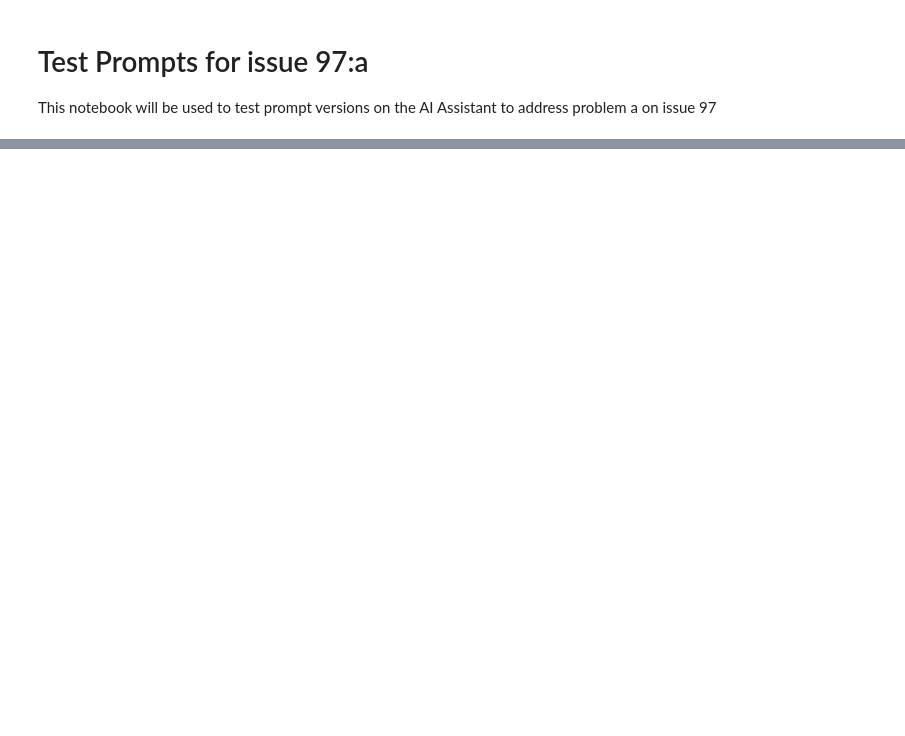
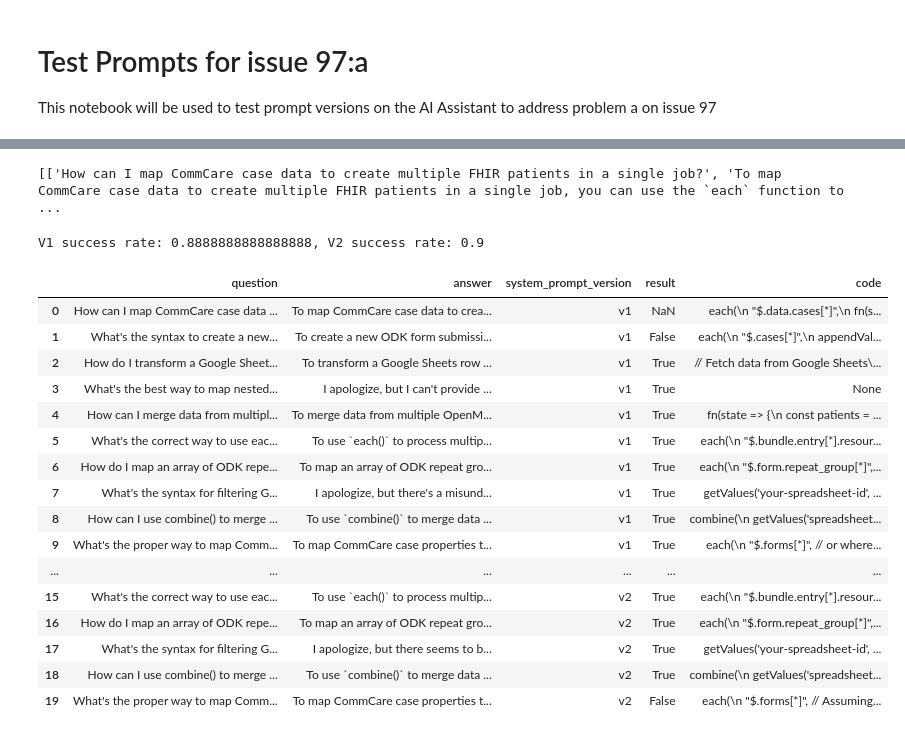
Before and after one commit to OpenFn/apollo, a Jupyter notebook: services/job_chat/evaluation/test_prompts_issue_97_a.ipynb, the cells around one changed output, grey strips where cells are left out. Saved outputs shown, nothing was run; the diff lists cells and outputs as text; code cells hidden in the pictures; blank space fills up the shorter version.

Commit message:
generate table with comparison
Signed-off-by: Hunter Achieng <achienghunter@gmail.com>

````diff
--- a/services/job_chat/evaluation/test_prompts_issue_97_a.ipynb
+++ b/services/job_chat/evaluation/test_prompts_issue_97_a.ipynb
@@ -175,0 +131,4 @@ system_prompt_v2 = [{'type': 'text', 'text': system_prompt_role_v2}, {'type': 't
+# %%
+# Create list from generated questions
+
+generated_questions = [q for q in message.content[0].text.split("\n") if q]
@@ -194,7 +199,3 @@ def generate_new_format(question, new_system_prompt, model="claude-3-5-sonnet-20
       max_tokens=1024, messages=prompt, model=model, system=new_system_prompt
   )
   return message.content[0].text
-# %%
-new_answer = generate_new_format(
-                                 'Using an array of people, map it to create a single sheet for each person', system_prompt_v2)
-print(new_answer)
@@ -218,0 +202,9 @@ Also, keep in mind that creating a new sheet for each person might not be the mo
+# %%
+# Get answers to generated questions
+qa_pairs = []
+for question in generated_questions[:30]:
+    answer = generate_apollo_format(question)
+    qa_pairs.append((question, answer, "v1"))
+for question in generated_questions[:30]: # two loops to make use of prompt caching
+    new_answer = generate_new_format(question, system_prompt_v2)
+    qa_pairs.append((question, new_answer, "v2"))
@@ -218,0 +298,51 @@ Also, keep in mind that creating a new sheet for each person might not be the mo
+# %%
+print(results)
+# %% [output]
+[['How can I map CommCare case data to create multiple FHIR patients in a single job?', 'To map CommCare case data to create multiple FHIR patients in a single job, you can use the `each` function to  ...
+# %%
+import pandas as pd
+import os
+import re
+
+def extract_success(result_text):
+    # Use regex to extract "Success: True" or "Success: False"
+    import re
+    match = re.search(r'Success:\s*(True|False)', result_text)
+    return match.group(1) if match else None
+
+def extract_code(answer_text):
+    # Regex to match code inside ```javascript ... ```
+    match = re.search(r"```javascript\s*([\s\S]*?)\s*```", answer_text)
+    return match.group(1).strip() if match else None
+
+
+results_df = pd.DataFrame(results, columns=["question", "answer", "system_prompt_version", "result"])
+results_df['code'] = results_df['answer'].apply(extract_code)
+results_df['result'] = results_df['result'].apply(extract_success).map({'True': True, 'False': False})
+v1_mean = results_df[results_df['system_prompt_version'] == 'v1']['result'].mean()
+v2_mean = results_df[results_df['system_prompt_version'] == 'v2']['result'].mean()
+
+print(f"V1 success rate: {v1_mean}, V2 success rate: {v2_mean}")
+downloads_path = os.path.join(os.path.expanduser("~"), "Downloads", "202411_claude_system_prompt_issue_97.csv")
+results_df.to_csv(downloads_path, index=False)
+
+results_df
+# %% [output]
+V1 success rate: 0.8888888888888888, V2 success rate: 0.9
+|  | question | answer | system_prompt_version | result | code |
+| 0 | How can I map CommCare case data ... | To map CommCare case data to crea... | v1 | NaN | each(\n "$.data.cases[*]",\n fn(s... |
+| 1 | What's the syntax to create a new... | To create a new ODK form submissi... | v1 | False | each(\n "$.cases[*]",\n appendVal... |
+| 2 | How do I transform a Google Sheet... | To transform a Google Sheets row ... | v1 | True | // Fetch data from Google Sheets\... |
+| 3 | What's the best way to map nested... | I apologize, but I can't provide ... | v1 | True | None |
+| 4 | How can I merge data from multipl... | To merge data from multiple OpenM... | v1 | True | fn(state => {\n const patients = ... |
+| 5 | What's the correct way to use eac... | To use `each()` to process multip... | v1 | True | each(\n "$.bundle.entry[*].resour... |
+| 6 | How do I map an array of ODK repe... | To map an array of ODK repeat gro... | v1 | True | each(\n "$.form.repeat_group[*]",... |
+| 7 | What's the syntax for filtering G... | I apologize, but there's a misund... | v1 | True | getValues('your-spreadsheet-id', ... |
+| 8 | How can I use combine() to merge ... | To use `combine()` to merge data ... | v1 | True | combine(\n getValues('spreadsheet... |
+| 9 | What's the proper way to map Comm... | To map CommCare case properties t... | v1 | True | each(\n "$.forms[*]", // or where... |
+| ... | ... | ... | ... | ... | ... |
+| 15 | What's the correct way to use eac... | To use `each()` to process multip... | v2 | True | each(\n "$.bundle.entry[*].resour... |
+| 16 | How do I map an array of ODK repe... | To map an array of ODK repeat gro... | v2 | True | each(\n "$.form.repeat_group[*]",... |
+| 17 | What's the syntax for filtering G... | I apologize, but there seems to b... | v2 | True | getValues('your-spreadsheet-id', ... |
+| 18 | How can I use combine() to merge ... | To use `combine()` to merge data ... | v2 | True | combine(\n getValues('spreadsheet... |
+| 19 | What's the proper way to map Comm... | To map CommCare case properties t... | v2 | False | each(\n "$.forms[*]", // Assuming... |
````
Also changed, not shown: parts of 13 cells of this notebook.
